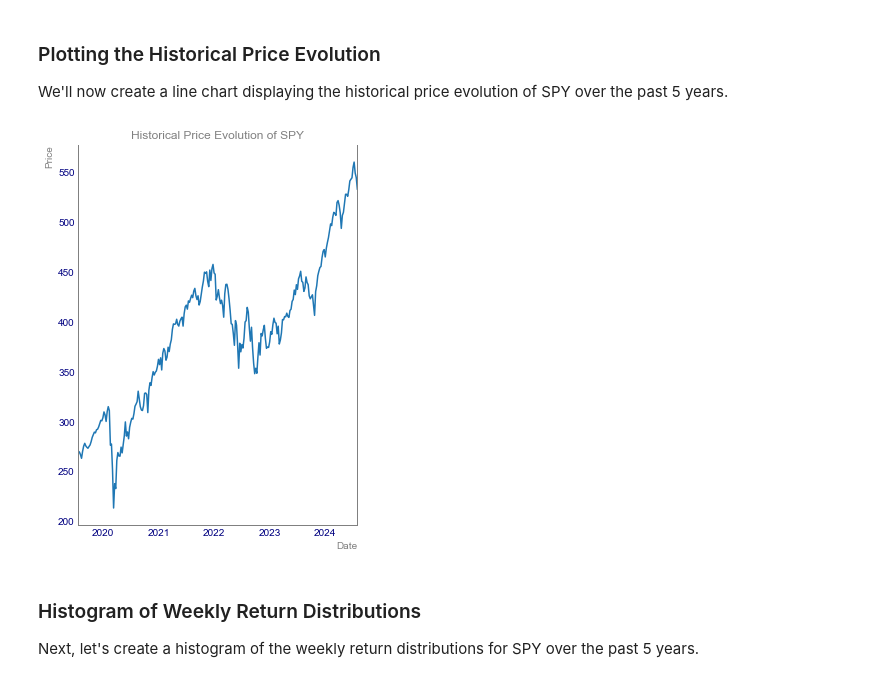
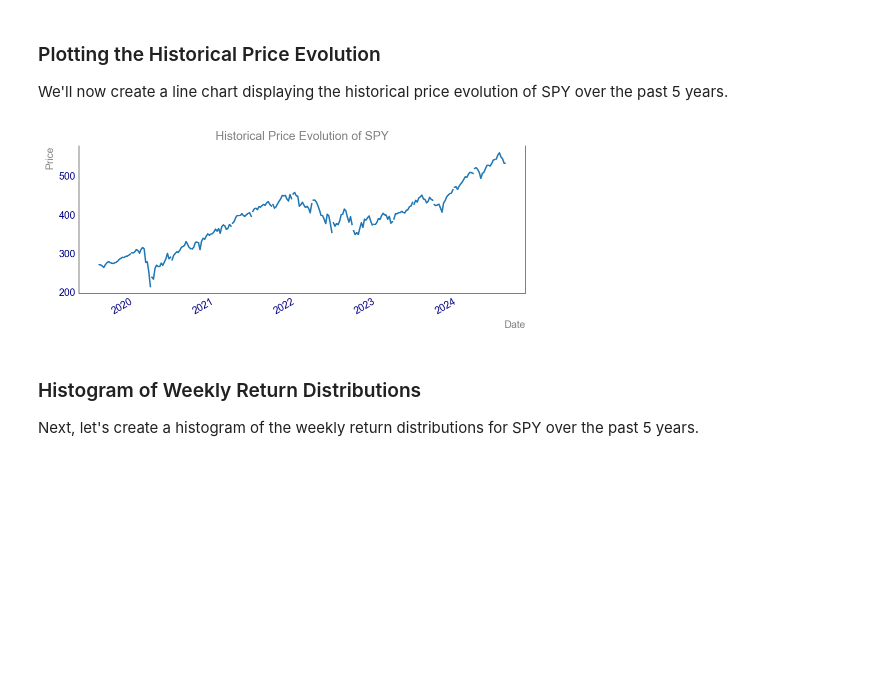
Before and after one commit to vdenoise/portfolio-geek, a Jupyter notebook: posts/tutorials/en/historical-vol.ipynb, the cells around one changed output. Drawn from its saved outputs; the diff is of its cells as text; code cells hidden in the pictures; blank space fills up the shorter version.

Commit message:
stylesheet and formatting like columns

```diff
--- a/posts/tutorials/en/historical-vol.ipynb
+++ b/posts/tutorials/en/historical-vol.ipynb
@@ -94,17 +104,17 @@ Name: Close, dtype: float64
 ### Plotting the Historical Price Evolution
 We'll now create a line chart displaying the historical price evolution of SPY over the past 5 years.
 # %%
-plt.style.use('ddm-chart.mplstyle')
+plt.style.use('getting_started-chart.mplstyle')
 
 # Plotting historical price evolution
 plt.figure()
 prices.plot()
 plt.title('Historical Price Evolution of SPY')
 plt.xlabel('Date')
 plt.ylabel('Price')
 plt.show()
 # %% [output]
-[figure, old version]
+[figure, new version]
 # %% [markdown]
 ### Histogram of Weekly Return Distributions
 Next, let's create a histogram of the weekly return distributions for SPY over the past 5 years.
```
Also changed, not shown: parts of 8 cells of this notebook, 29 other files.
